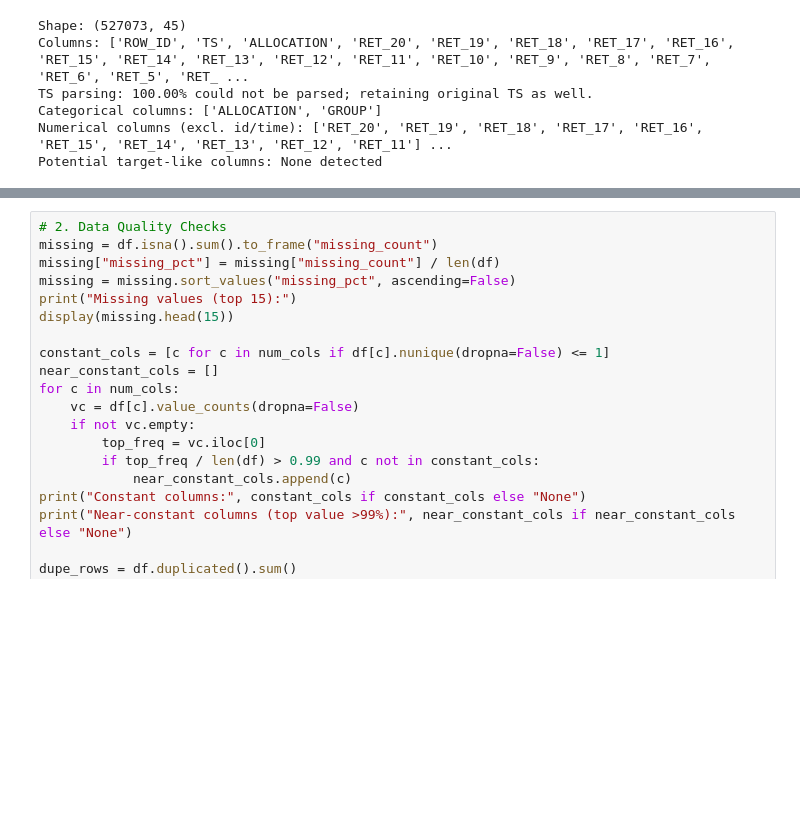
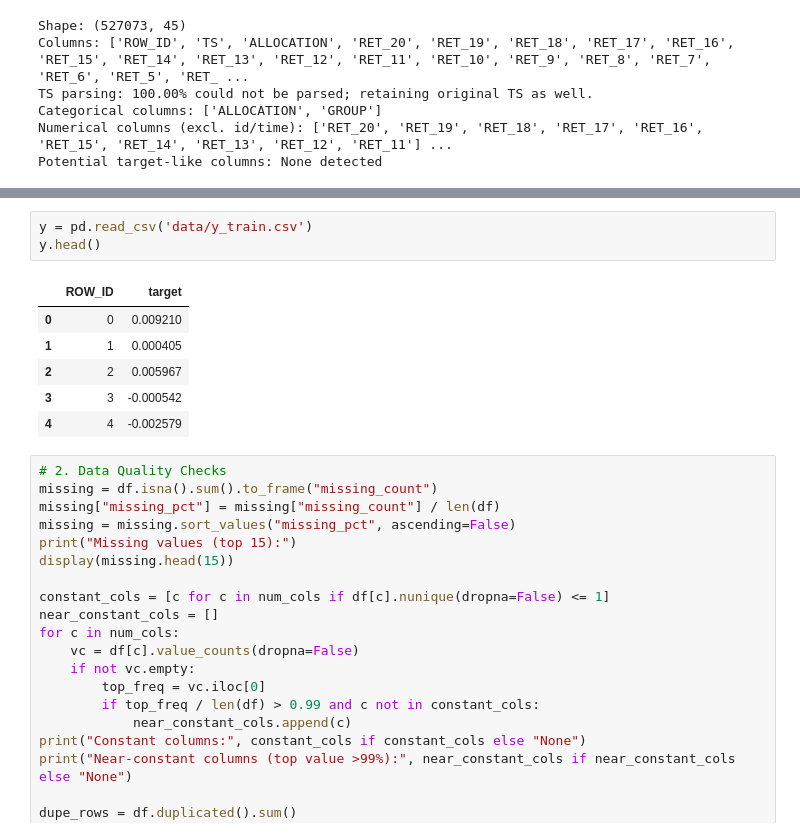
Before and after one commit to Martinoor/QRT-ENS-Data-Challenge, a Jupyter notebook: EDA.ipynb, the cells around one changed output, grey strips where cells are left out. Saved outputs shown, nothing was run; the diff lists cells and outputs as text; blank space fills up the shorter version.

```diff
--- a/EDA.ipynb
+++ b/EDA.ipynb
@@ -44,3 +53,13 @@ Potential target-like columns: None detected
+# %%
+y = pd.read_csv('data/y_train.csv')
+y.head()
+# %% [output]
+|  | ROW_ID | target |
+| 0 | 0 | 0.009210 |
+| 1 | 1 | 0.000405 |
+| 2 | 2 | 0.005967 |
+| 3 | 3 | -0.000542 |
+| 4 | 4 | -0.002579 |
 # %%
 # 2. Data Quality Checks
 missing = df.isna().sum().to_frame("missing_count")
```
Also changed, not shown: parts of 1 cell of this notebook, 3 other files.
